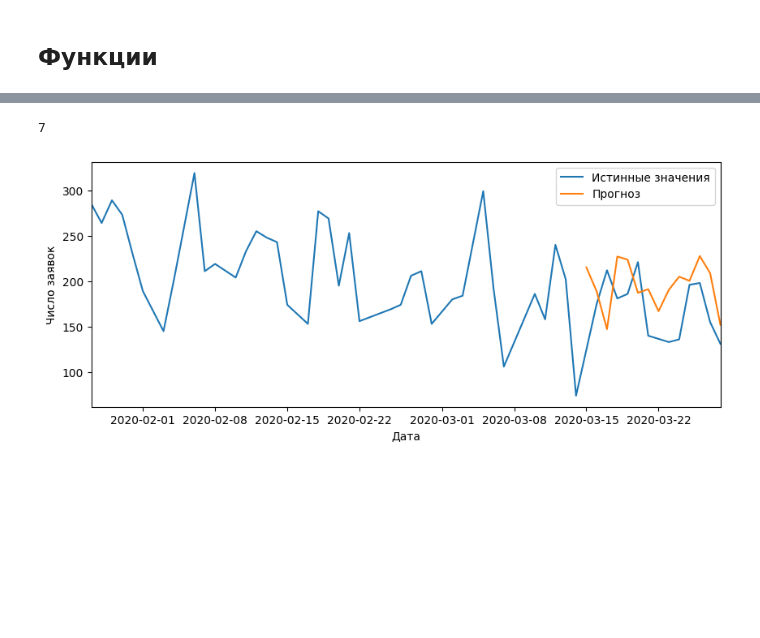
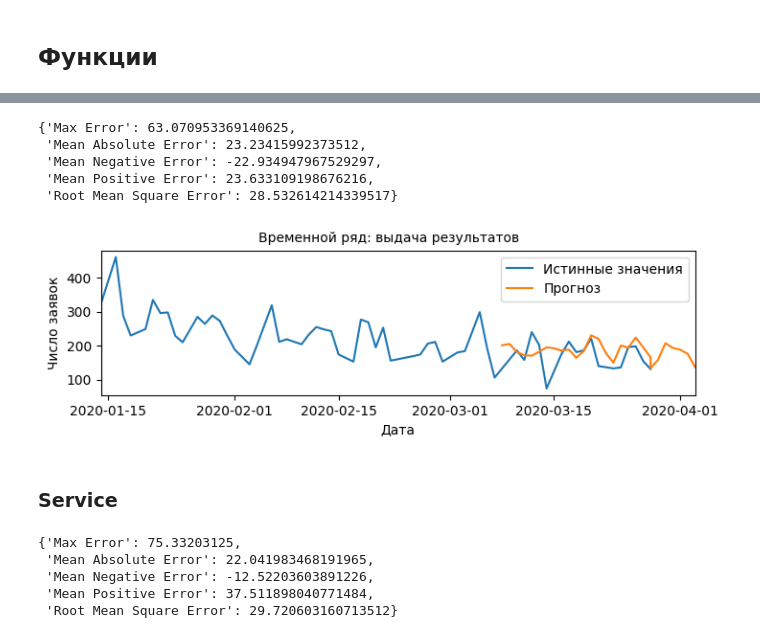
Before and after one commit to OlgaChaganova/MfSC_thesis, a Jupyter notebook: MfSC_Queuing_System.ipynb, the cells around one changed output, grey strips where cells are left out. Drawn from its saved outputs; the diff is of its cells as text; code cells hidden in the pictures; blank space fills up the shorter version.

```diff
--- a/MfSC_Queuing_System.ipynb
+++ b/MfSC_Queuing_System.ipynb
@@ -528,0 +407,5 @@ test_data_size = 14
+# %%
+time = np.arange(datetime(2020,3,29)-timedelta(days=test_data_size),
+                datetime(2020,3,29), timedelta(days=1)).astype(datetime)
+
+time2 = np.arange(time[-1], time[-1] + timedelta(days=fut_pred), timedelta(days=1)).astype(datetime)
@@ -529,3 +414,8 @@ test_data_size = 14
+# %%
+train_window = 9
+test_data_size = 21
+fut_pred = 7
+epochs = 300
 # %%
 lstm_keras = Sequential()
 lstm_keras.add(LSTM(100, activation='relu', return_sequences=True, input_shape=(train_window, 1)))
@@ -538,6 +425,0 @@ preds, preds_fut, metrics = predict_keras(lstm_keras, list_delivery, train_windo
-# %%
-model = lstm_keras
-data = list_delivery
-size_of_window = 7
-test_data_size = 14
-fut_pred = 10
@@ -628,4 +425,0 @@ X_fut.shape
-# %%
-len(y_fut_hat)
-# %% [output]
-7
@@ -635,12 +426,25 @@ time = np.arange(datetime(2020,3,29)-timedelta(days=test_data_size),
-# %%
-figure(figsize=(10, 4), dpi=100)
-plt.xlabel("Дата")
-plt.ylabel('Число заявок')
-# plt.grid(True)
-plt.autoscale(axis='x', tight=True)
-plt.plot(count_delivery['N'][-50:],label='Истинные значения')
-plt.plot(time,preds, label='Прогноз')
-plt.legend()
-plt.show()
-# %% [output]
-[figure, removed]
+# %%
+preds_del, preds_fut_del, metrics_del = predict(lstm_keras, list_delivery,
+                                                epochs, train_window, test_data_size, fut_pred)
+# %%
+metrics_del
+# %% [output]
+{'Max Error': 63.070953369140625,
+ 'Mean Absolute Error': 23.23415992373512,
+ 'Mean Negative Error': -22.934947967529297,
+ 'Mean Positive Error': 23.633109198676216,
+ 'Root Mean Square Error': 28.532614214339517}
+# %%
+figure(figsize=(8,2), dpi=100)
+plt.xlabel("Дата")
+plt.ylabel('Число заявок')
+plt.suptitle('Временной ряд: выдача результатов', ha='center', fontsize=10)
+plt.autoscale(axis='x', tight=True)
+plt.plot(count_delivery['N'][-60:],label='Истинные значения')
+plt.plot(list(time)+list(time2),preds_del+preds_fut_del, label='Прогноз')
+plt.legend()
+plt.show()
+# %% [output]
+[figure, added]
+# %% [markdown]
+### Service
@@ -646,0 +466,8 @@ plt.show()
+# %%
+metrics_ser
+# %% [output]
+{'Max Error': 75.33203125,
+ 'Mean Absolute Error': 22.041983468191965,
+ 'Mean Negative Error': -12.52203603891226,
+ 'Mean Positive Error': 37.511898040771484,
+ 'Root Mean Square Error': 29.720603160713512}
```
Also changed, not shown: parts of 77 cells of this notebook.
